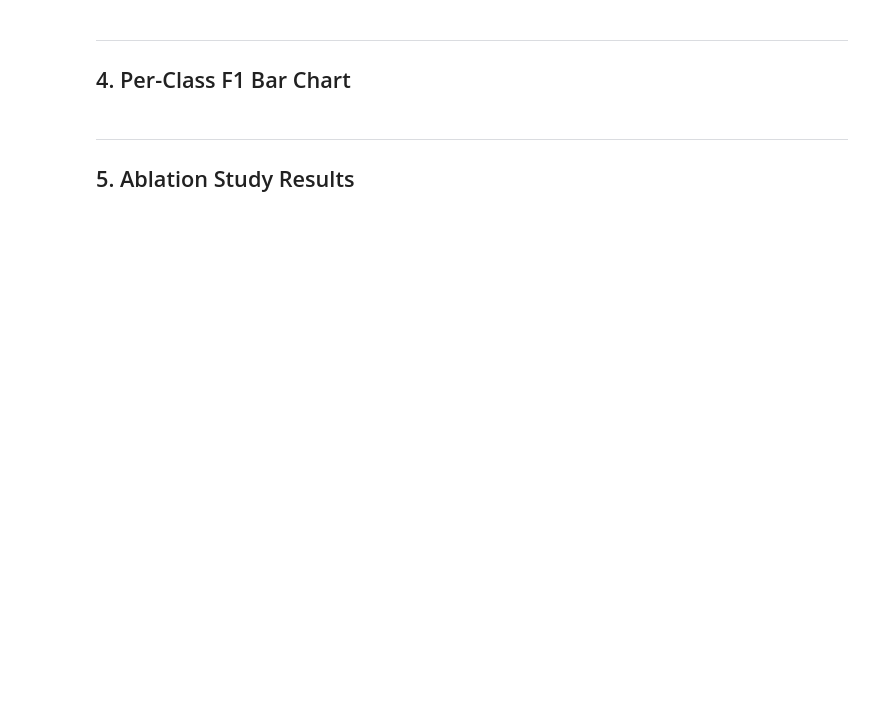
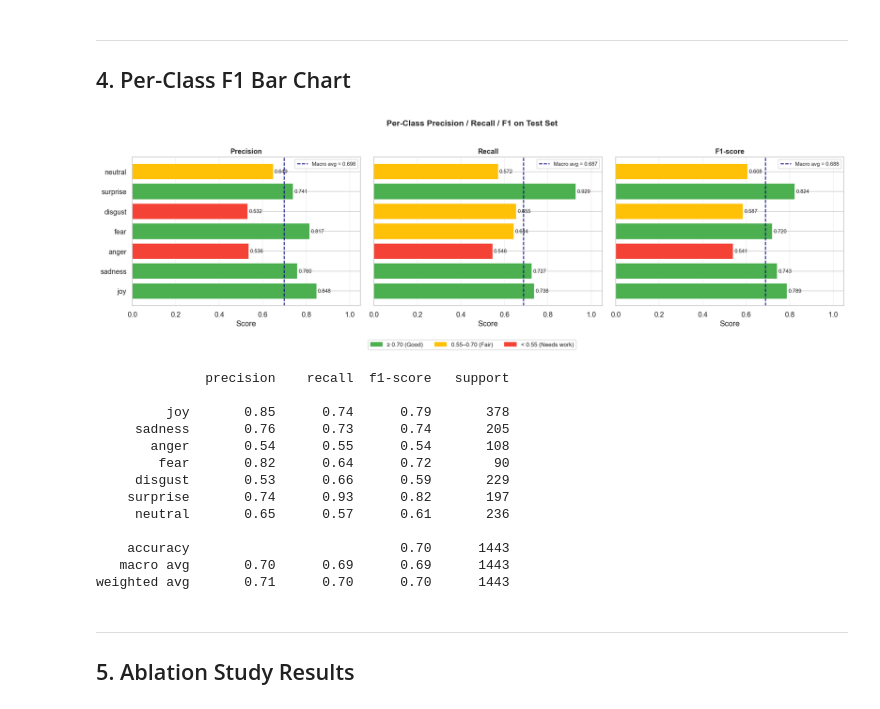
Before and after one commit to nhiney/deep-social-sentiment-analysis, a Jupyter notebook: notebooks/02_model_analysis.ipynb, the cells around one changed output. Cells and saved outputs as stored; diff of their text form; code cells hidden in the pictures; blank space fills up the shorter version.

```diff
--- a/notebooks/02_model_analysis.ipynb
+++ b/notebooks/02_model_analysis.ipynb
@@ -215,38 +258,53 @@ per_class = pd.DataFrame(
 
 fig, axes = plt.subplots(1, 3, figsize=(18, 5), sharey=True)
 
-for ax, metric in zip(axes, ["precision_macro", "recall_macro", "f1-score"]):
+for ax, metric in zip(axes, ["precision", "recall", "f1-score"]):
     colors = [
         "#4CAF50" if v >= 0.70 else "#FFC107" if v >= 0.55 else "#F44336"
         for v in per_class[metric]
     ]
     bars = ax.barh(per_class["emotion"], per_class[metric], color=colors, edgecolor="white")
     ax.axvline(x=report["macro avg"][metric], color="navy", linestyle="--",
                linewidth=1.5, label=f"Macro avg = {report['macro avg'][metric]:.3f}")
     for bar, val in zip(bars, per_class[metric]):
         ax.text(val + 0.005, bar.get_y() + bar.get_height() / 2,
                 f"{val:.3f}", va="center", fontsize=9)
     ax.set_xlim(0, 1.05)
     ax.set_title(metric.capitalize(), fontsize=12, fontweight="bold")
     ax.set_xlabel("Score")
     ax.legend(fontsize=9)
     ax.grid(axis="x", alpha=0.3)
 
 legend_patches = [
-    mpatches.Patch(color="#4CAF50", label="≥ 0.70 (Good)"),
-    mpatches.Patch(color="#FFC107", label="0.55–0.70 (Fair)"),
+    mpatches.Patch(color="#4CAF50", label="\u2265 0.70 (Good)"),
+    mpatches.Patch(color="#FFC107", label="0.55\u20130.70 (Fair)"),
     mpatches.Patch(color="#F44336", label="< 0.55 (Needs work)"),
 ]
 fig.legend(handles=legend_patches, loc="lower center", ncol=3,
            bbox_to_anchor=(0.5, -0.08), fontsize=10)
 
 plt.suptitle("Per-Class Precision / Recall / F1 on Test Set",
              fontsize=14, fontweight="bold", y=1.02)
 plt.tight_layout()
 plt.savefig(FIGURES_DIR / "per_class_metrics.png", bbox_inches="tight")
 plt.show()
 
 print("\n" + classification_report(y_true, y_pred, labels=CLASS_NAMES, zero_division=0))
+# %% [output]
+[figure, added]
+              precision    recall  f1-score   support
+
+         joy       0.85      0.74      0.79       378
+     sadness       0.76      0.73      0.74       205
+       anger       0.54      0.55      0.54       108
+        fear       0.82      0.64      0.72        90
+     disgust       0.53      0.66      0.59       229
+    surprise       0.74      0.93      0.82       197
+     neutral       0.65      0.57      0.61       236
+
+    accuracy                           0.70      1443
+   macro avg       0.70      0.69      0.69      1443
+weighted avg       0.71      0.70      0.70      1443
 # %% [markdown]
 ---
 ## 5. Ablation Study Results
```
Also changed, not shown: parts of 13 cells of this notebook, 1 other file.
